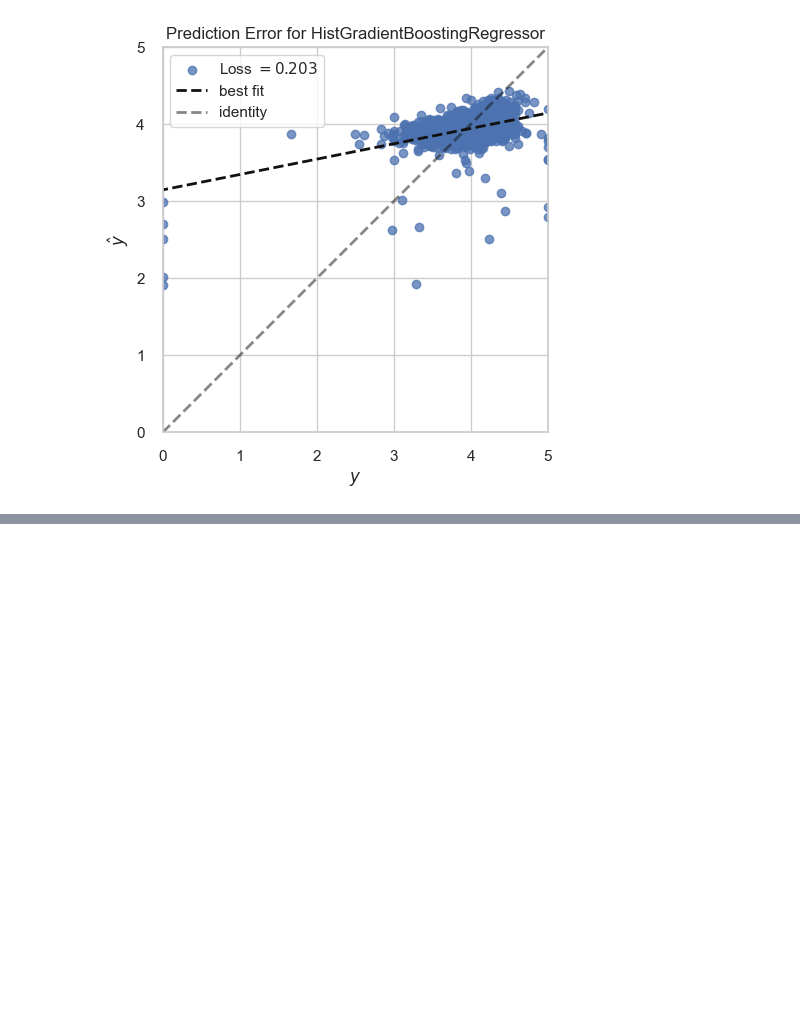
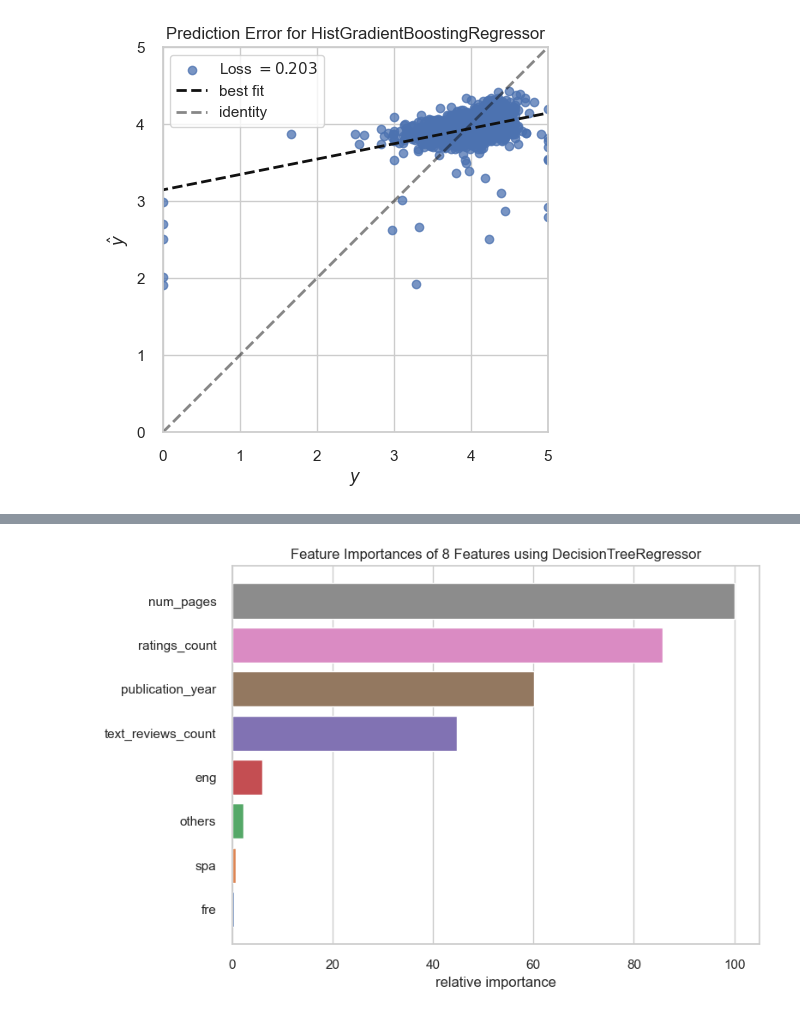
Before and after one commit to tanattiyarungtham/book_rating_project, a Jupyter notebook: book_raing_ML.ipynb, the cells around one changed output, grey strips where cells are left out. Saved outputs shown, nothing was run; the diff lists cells and outputs as text; code cells hidden in the pictures; blank space fills up the shorter version.

```diff
--- a/book_raing_ML.ipynb
+++ b/book_raing_ML.ipynb
@@ -1860,0 +2078,7 @@ YellowbrickTypeError: could not find feature importances param on HistGradientBo
+# %%
+processed_model = DecisionTreeRegressor()
+viz = FeatureImportances(processed_model)
+viz.fit(X_processed, y_processed)
+viz.show();
+# %% [output]
+[figure, added]
```
Also changed, not shown: parts of 54 cells of this notebook, 1 other file.
